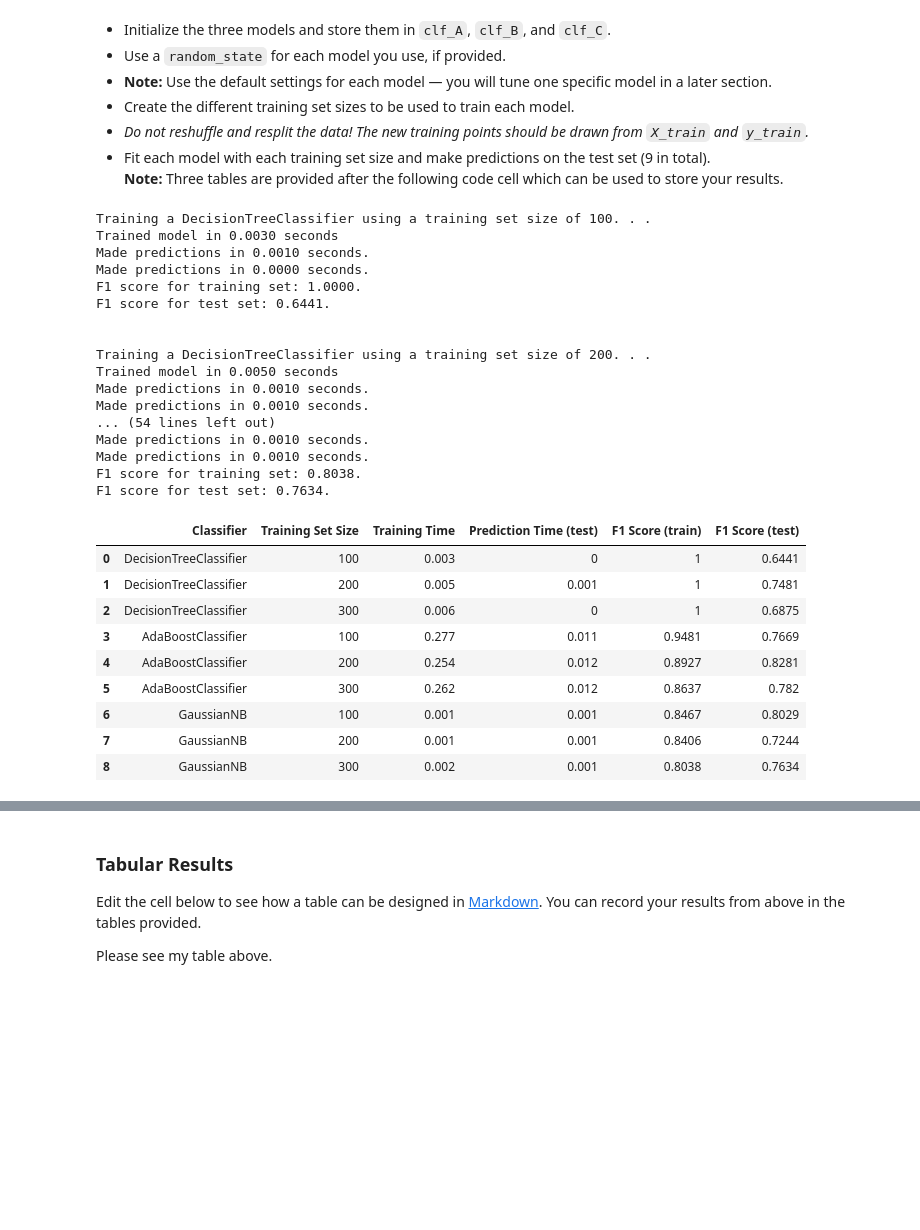
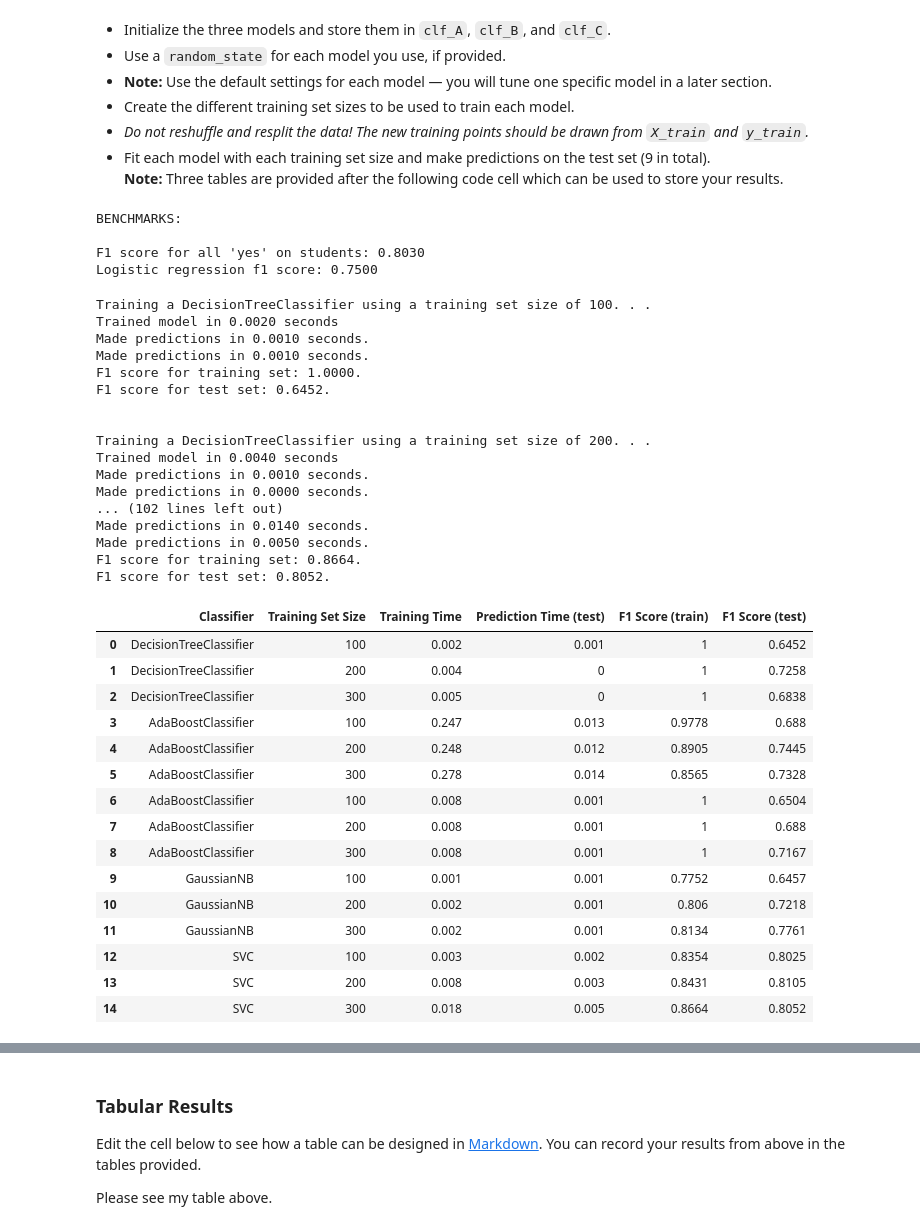
Before and after one commit to kdeneweth3/Student-Intervention, a Jupyter notebook: student_intervention.ipynb, the cells around one changed output, grey strips where cells are left out. Saved outputs shown, nothing was run; the diff lists cells and outputs as text; code cells hidden in the pictures; blank space fills up the shorter version.

Commit message:
2nd iteration
stratify, benchmarks and new classifier

```diff
--- a/student_intervention.ipynb
+++ b/student_intervention.ipynb
@@ -187,12 +211,15 @@ num_train = 300
 num_test = X_all.shape[0] - num_train
 
 # TODO: Shuffle and split the dataset into the number of training and testing points above
-X_train, X_test, y_train, y_test = train_test_split(X_all, y_all, test_size = 0.24, random_state = 42)
+X_train, X_test, y_train, y_test = train_test_split(X_all, y_all, stratify=y_all, test_size = 0.24, random_state = 42)
 
 
 # Show the results of the split
 print "Training set has {} samples.".format(X_train.shape[0])
 print "Testing set has {} samples.".format(X_test.shape[0])
+
+print "Grad rate of the training set: {:.2f}%".format(100 * (y_train == 'yes').mean())
+print "Grad rate of the testing set: {:.2f}%".format(100 * (y_test == 'yes').mean())
 # %% [output]
 Training set has 300 samples.
 Testing set has 95 samples.
@@ -324,6 +362,24 @@ With the predefined functions above, you will now import the three supervised le
  - *Do not reshuffle and resplit the data! The new training points should be drawn from `X_train` and `y_train`.*
 - Fit each model with each training set size and make predictions on the test set (9 in total).
 **Note:** Three tables are provided after the following code cell which can be used to store your results.
+# %%
+# Logistic regression benchmark
+from sklearn import linear_model
+logreg = linear_model.LogisticRegression()
+logreg.fit(X_train, y_train)
+logpred = logreg.predict(X_test)
+
+print 'BENCHMARKS:\n'
+
+print "F1 score for all 'yes' on students: {:.4f}".format(
+    f1_score(y_true = ['yes']*n_passed + ['no']*n_failed, y_pred = ['yes']*n_students, pos_label='yes', average='binary'))
+
+print 'Logistic regression f1 score: {:.4f}'.format(f1_score(y_test, logpred, pos_label='yes'))
+# %% [output]
+BENCHMARKS:
+
+F1 score for all 'yes' on students: 0.8030
+Logistic regression f1 score: 0.7500
 # %%
 # TODO: Import the three supervised learning models from sklearn
 
@@ -333,11 +389,14 @@ from sklearn.tree import DecisionTreeClassifier
 from sklearn.ensemble import AdaBoostClassifier
 # classifier C
 from sklearn.naive_bayes import GaussianNB
+from sklearn.svm import SVC
 
 # TODO: Initialize the three models
-clf_A = DecisionTreeClassifier()
-clf_B = AdaBoostClassifier() # default classifier is DecicionTreeClassifier()
-clf_C = GaussianNB()
+clf_A = DecisionTreeClassifier(random_state=42)
+clf_B = AdaBoostClassifier()
+clf_C = AdaBoostClassifier(base_estimator=DecisionTreeClassifier())
+clf_D = GaussianNB()
+clf_E = SVC(random_state=42)
 
 # TODO: Set up the training set sizes
 X_train_100 = X_train[:100]
@@ -350,50 +409,56 @@ X_train_300 = X_train[:300]
 y_train_300 = y_train[:300]
 
 # TODO: Execute the 'train_predict' function for each classifier and each training set size
 colnames = ['Classifier', 'Training Set Size', 'Training Time', 'Prediction Time (test)',
                                   'F1 Score (train)', 'F1 Score (test)']
 dftable = pd.DataFrame(columns = colnames)
-clflist = [clf_A, clf_B, clf_C]
+clflist = [clf_A, clf_B, clf_C, clf_D, clf_E]
 setlist = [100,200,300]
 for clffnc in range(len(clflist)):
     clf = clflist[clffnc]
     for dataset in setlist:
         X_trainer = X_train[:dataset]
         y_trainer = y_train[:dataset]
         X_tester = X_test[:dataset]
         y_tester = y_test[:dataset]
         clfname, setsize, traintime, trainscore, testtime, testscore = train_predict(clf, X_trainer, y_trainer, X_tester, y_tester)
         s1 = pd.Series([clfname, int(setsize), round(traintime,4), round(testtime,4), round(trainscore,4), round(testscore,4)], index=[colnames])
         dftable = dftable.append(s1, ignore_index=True)
 
 
 #dftable.style.apply(dftable[dftable.loc[3]], color='yellow', axis=1)
 dftable.style
 # %% [output]
 Training a DecisionTreeClassifier using a training set size of 100. . .
-Trained model in 0.0030 seconds
+Trained model in 0.0020 seconds
 Made predictions in 0.0010 seconds.
-Made predictions in 0.0000 seconds.
+Made predictions in 0.0010 seconds.
 F1 score for training set: 1.0000.
-F1 score for test set: 0.6441.
+F1 score for test set: 0.6452.
 
 
 Training a DecisionTreeClassifier using a training set size of 200. . .
-Trained model in 0.0050 seconds
+Trained model in 0.0040 seconds
 Made predictions in 0.0010 seconds.
-Made predictions in 0.0010 seconds.
-... (54 lines left out)
-Made predictions in 0.0010 seconds.
-Made predictions in 0.0010 seconds.
-F1 score for training set: 0.8038.
-F1 score for test set: 0.7634.
+Made predictions in 0.0000 seconds.
+... (102 lines left out)
+Made predictions in 0.0140 seconds.
+Made predictions in 0.0050 seconds.
+F1 score for training set: 0.8664.
+F1 score for test set: 0.8052.
 |  | Classifier | Training Set Size | Training Time | Prediction Time (test) | F1 Score (train) | F1 Score (test) |
-| 0 | DecisionTreeClassifier | 100 | 0.003 | 0 | 1 | 0.6441 |
-| 1 | DecisionTreeClassifier | 200 | 0.005 | 0.001 | 1 | 0.7481 |
-| 2 | DecisionTreeClassifier | 300 | 0.006 | 0 | 1 | 0.6875 |
-| 3 | AdaBoostClassifier | 100 | 0.277 | 0.011 | 0.9481 | 0.7669 |
-| 4 | AdaBoostClassifier | 200 | 0.254 | 0.012 | 0.8927 | 0.8281 |
-| 5 | AdaBoostClassifier | 300 | 0.262 | 0.012 | 0.8637 | 0.782 |
-| 6 | GaussianNB | 100 | 0.001 | 0.001 | 0.8467 | 0.8029 |
-| 7 | GaussianNB | 200 | 0.001 | 0.001 | 0.8406 | 0.7244 |
-| 8 | GaussianNB | 300 | 0.002 | 0.001 | 0.8038 | 0.7634 |
+| 0 | DecisionTreeClassifier | 100 | 0.002 | 0.001 | 1 | 0.6452 |
+| 1 | DecisionTreeClassifier | 200 | 0.004 | 0 | 1 | 0.7258 |
+| 2 | DecisionTreeClassifier | 300 | 0.005 | 0 | 1 | 0.6838 |
+| 3 | AdaBoostClassifier | 100 | 0.247 | 0.013 | 0.9778 | 0.688 |
+| 4 | AdaBoostClassifier | 200 | 0.248 | 0.012 | 0.8905 | 0.7445 |
+| 5 | AdaBoostClassifier | 300 | 0.278 | 0.014 | 0.8565 | 0.7328 |
+| 6 | AdaBoostClassifier | 100 | 0.008 | 0.001 | 1 | 0.6504 |
+| 7 | AdaBoostClassifier | 200 | 0.008 | 0.001 | 1 | 0.688 |
+| 8 | AdaBoostClassifier | 300 | 0.008 | 0.001 | 1 | 0.7167 |
+| 9 | GaussianNB | 100 | 0.001 | 0.001 | 0.7752 | 0.6457 |
+| 10 | GaussianNB | 200 | 0.002 | 0.001 | 0.806 | 0.7218 |
+| 11 | GaussianNB | 300 | 0.002 | 0.001 | 0.8134 | 0.7761 |
+| 12 | SVC | 100 | 0.003 | 0.002 | 0.8354 | 0.8025 |
+| 13 | SVC | 200 | 0.008 | 0.003 | 0.8431 | 0.8105 |
+| 14 | SVC | 300 | 0.018 | 0.005 | 0.8664 | 0.8052 |
```
Also changed, not shown: parts of 10 cells of this notebook, 1 other file.
